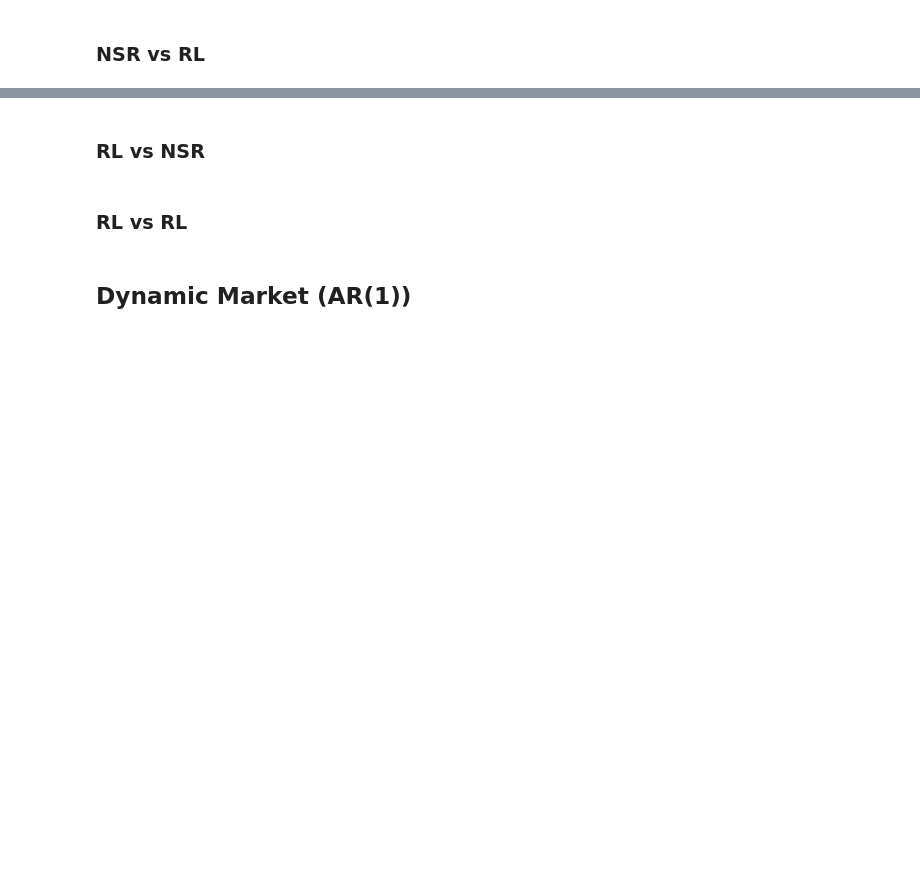
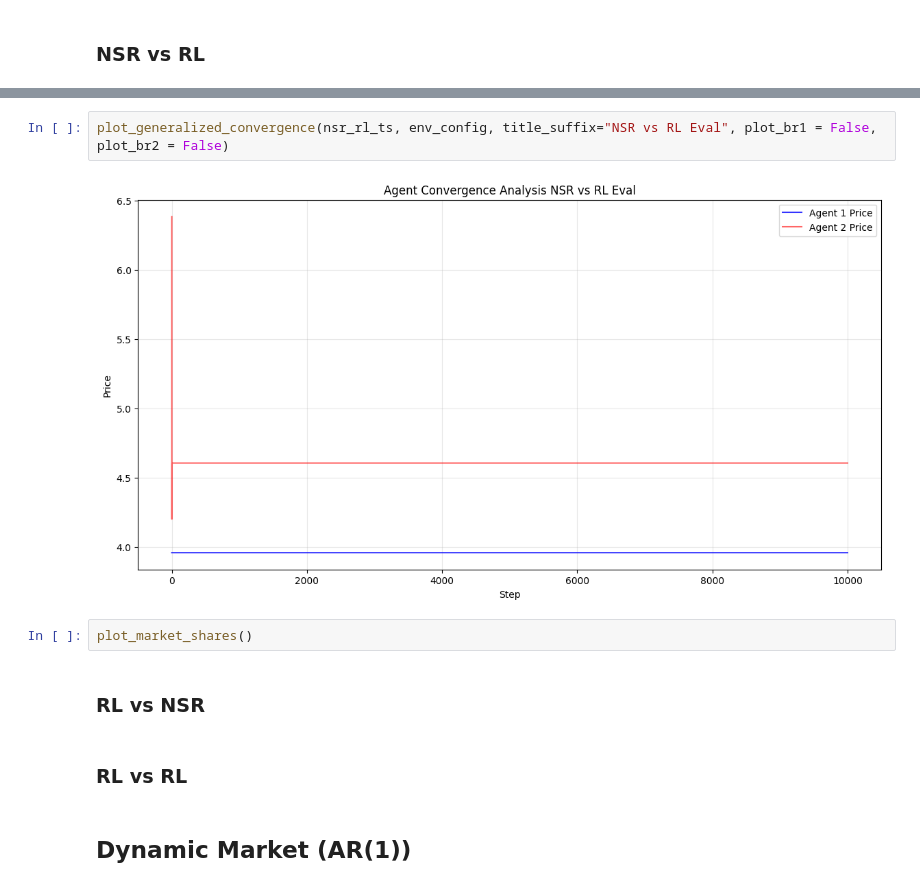
Before and after one commit to alan-w25/cis-6200-final, a Jupyter notebook: market_audit/notebooks/agent_agent_tests.ipynb, the cells around one changed output, grey strips where cells are left out. Drawn from its saved outputs; the diff is of its cells as text; blank space fills up the shorter version.

```diff
--- a/market_audit/notebooks/agent_agent_tests.ipynb
+++ b/market_audit/notebooks/agent_agent_tests.ipynb
@@ -80,3 +99,9 @@ plot_market_shares(nsr_nsr, env_config, title_suffix="NSR vs NSR")
+# %%
+plot_generalized_convergence(nsr_rl_ts, env_config, title_suffix="NSR vs RL Eval", plot_br1 = False, plot_br2 = False)
+# %% [output]
+[figure, added]
+# %%
+plot_market_shares()
 # %% [markdown]
 ### RL vs NSR
 # %% [markdown]
```
Also changed, not shown: parts of 11 cells of this notebook, 1 other file.
